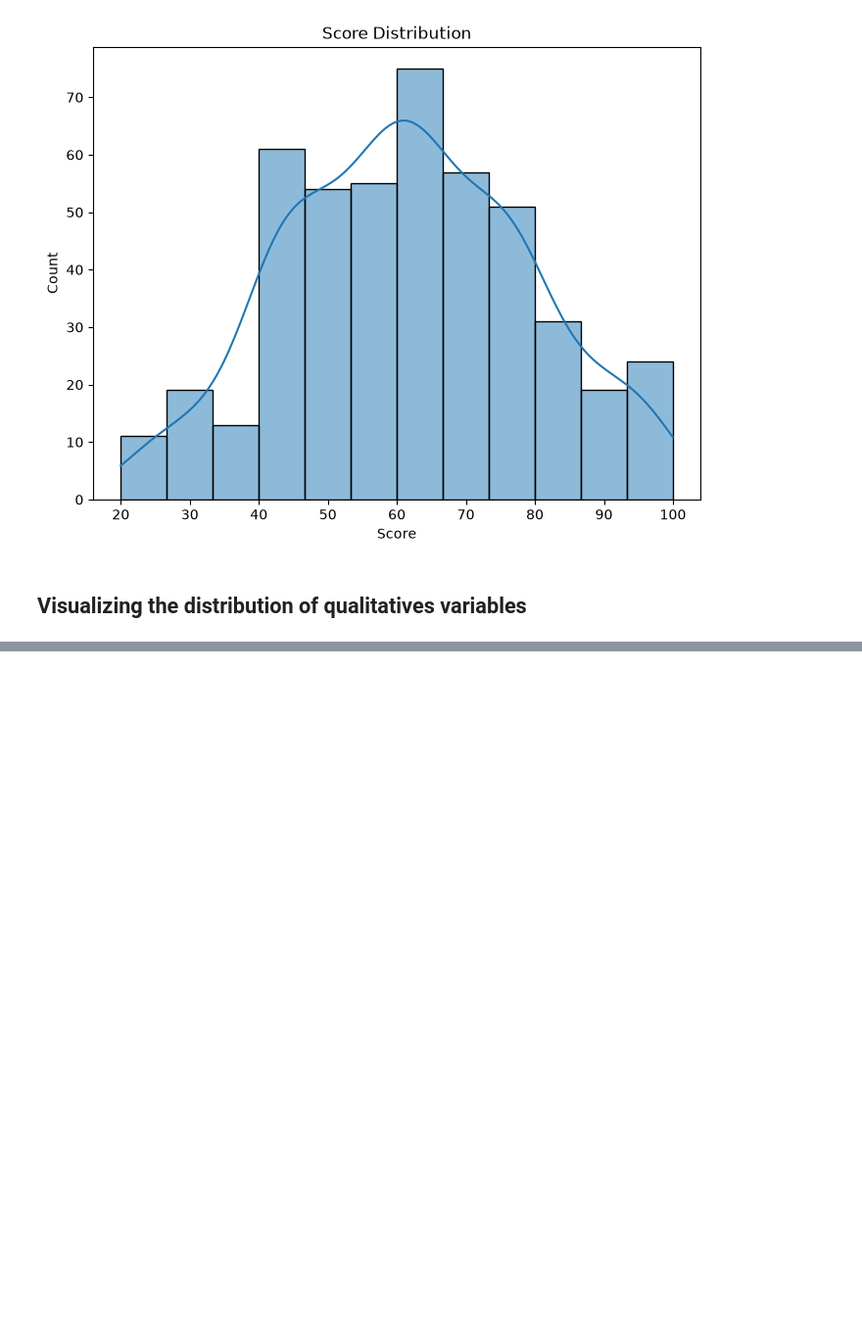
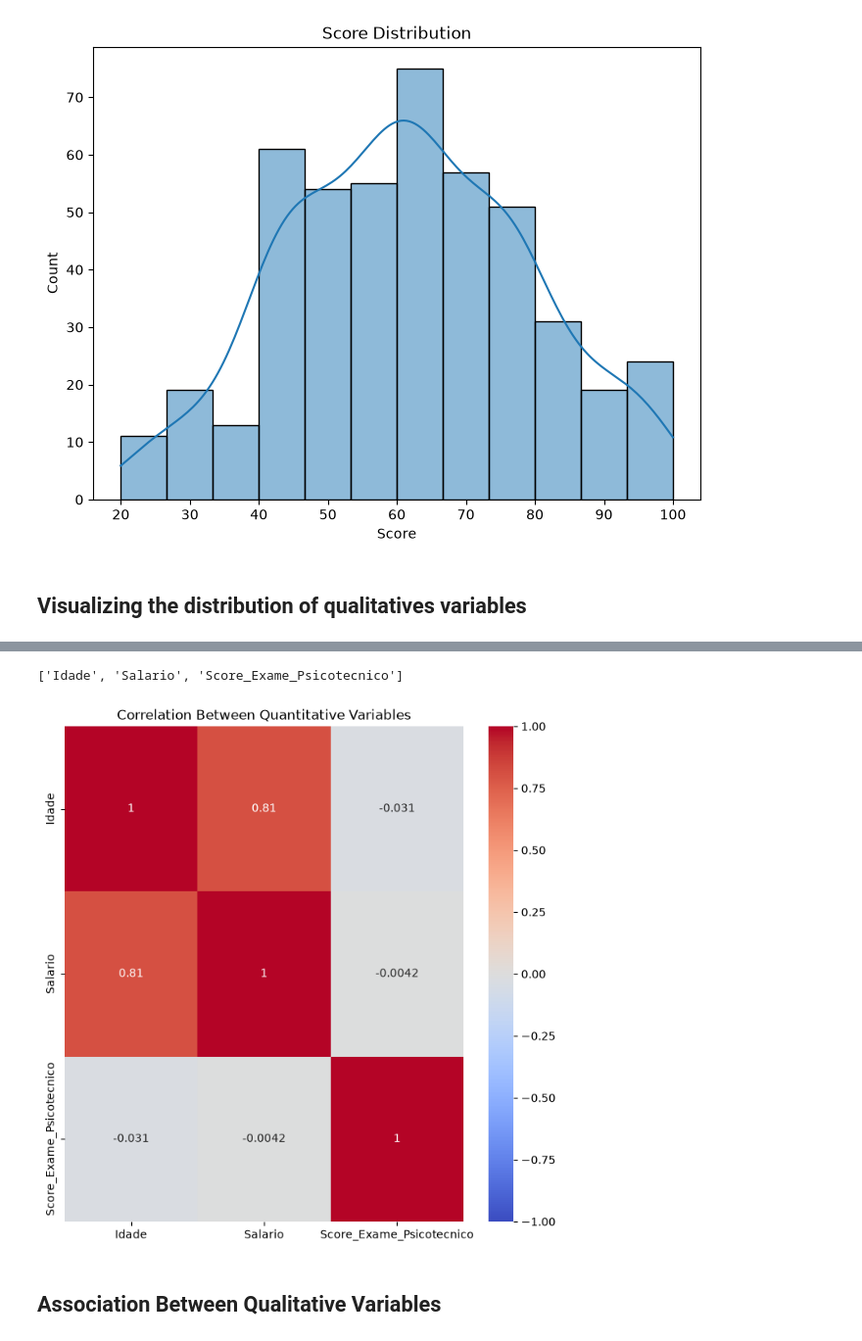
Before and after one commit to marcusvbrangel/psychometric-testing-all-employees, a Jupyter notebook: psychometric-testing-all-employees.ipynb, the cells around one changed output, grey strips where cells are left out. Shown at 98% size. Drawn from its saved outputs; the diff is of its cells as text; code cells hidden in the pictures; blank space fills up the shorter version.

```diff
--- a/psychometric-testing-all-employees.ipynb
+++ b/psychometric-testing-all-employees.ipynb
@@ -159,0 +187,17 @@ plt.show()
+# %%
+numerical_columns
+# %% [output]
+['Idade', 'Salario', 'Score_Exame_Psicotecnico']
+# %%
+# Calculating the correlation matrix only for quantitative variables
+correlation_matrix = df_psycho_test[numerical_columns].corr()
+# %%
+# Visualizing the correlation matrix with a heatmap
+plt.figure(figsize=(8,8))
+sns.heatmap(correlation_matrix, annot=True, cmap="coolwarm", vmin = -1, vmax = 1)
+plt.title("Correlation Between Quantitative Variables")
+plt.show()
+# %% [output]
+[figure, added]
+# %% [markdown]
+## Association Between Qualitative Variables
```
Also changed, not shown: parts of 27 cells of this notebook.
